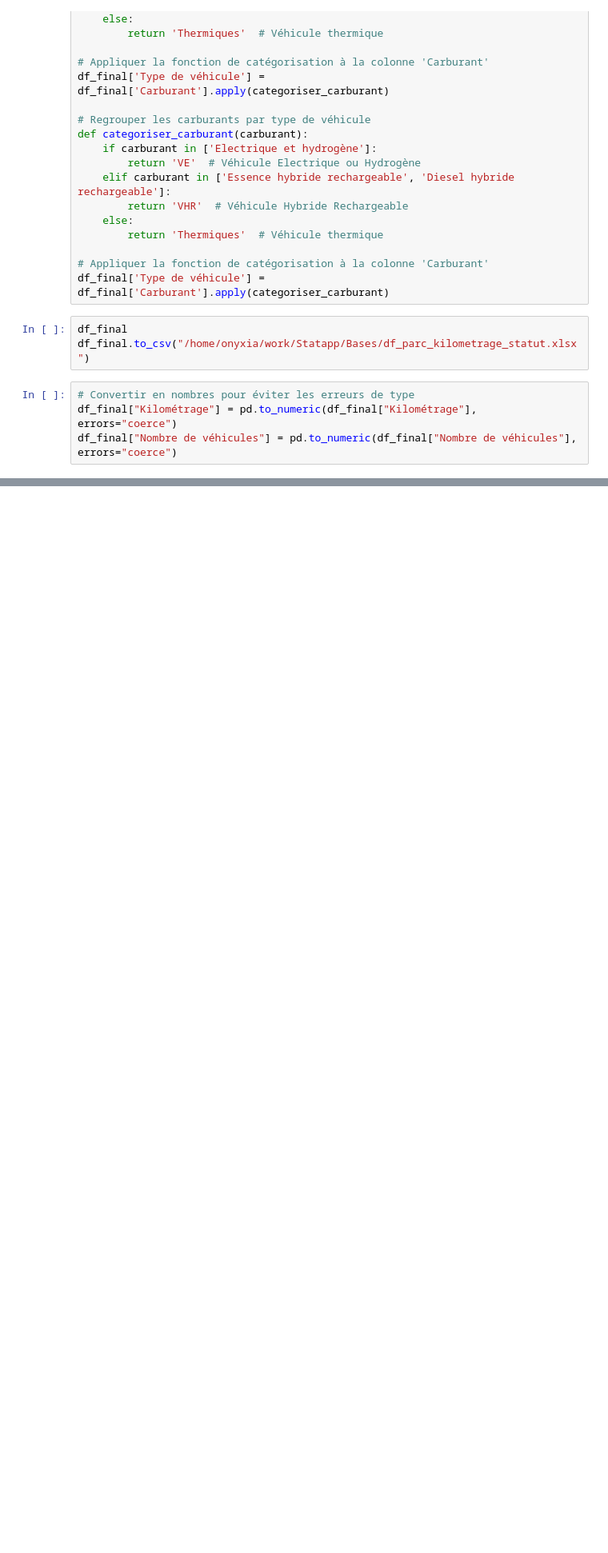
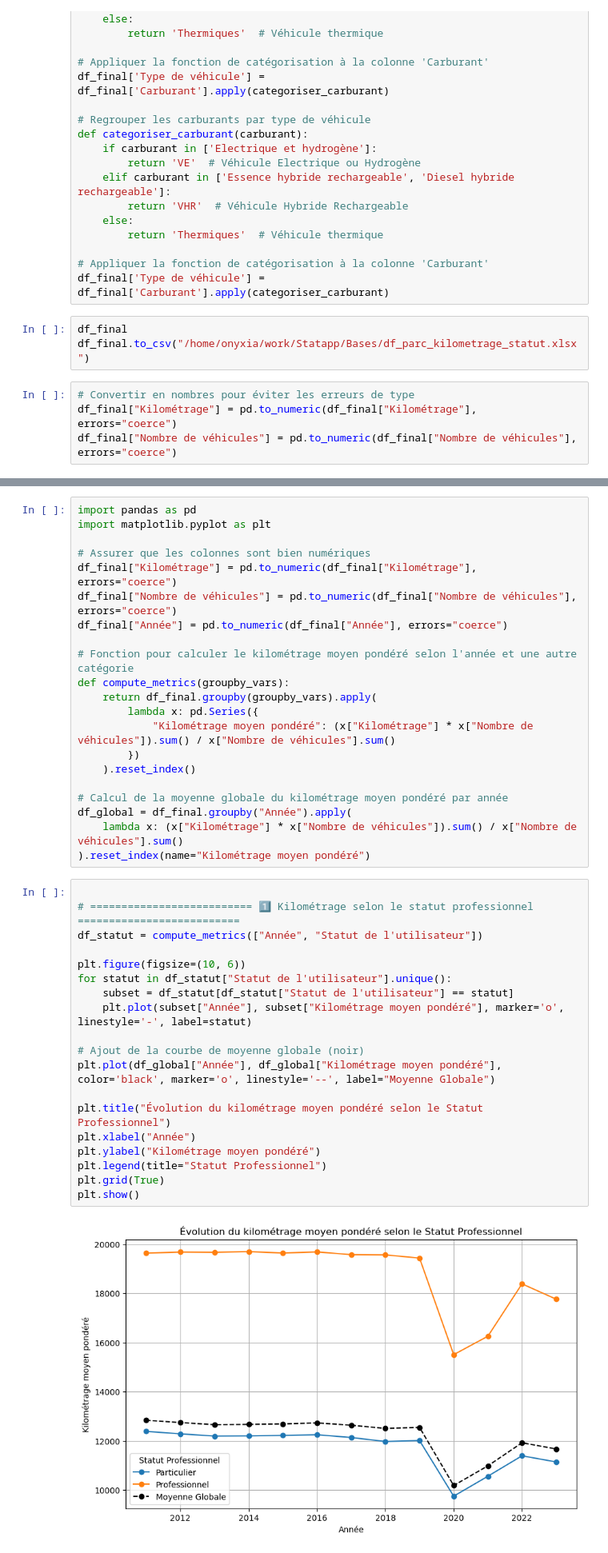
Before and after one commit to HugoMorand/Statapp, a Jupyter notebook: StatDes/plot.ipynb, the cells around one changed output, grey strips where cells are left out. Shown at 80% size. Drawn from its saved outputs; the diff is of its cells as text; blank space fills up the shorter version.

```diff
--- a/StatDes/plot.ipynb
+++ b/StatDes/plot.ipynb
@@ -519,0 +522,42 @@ plot_kilometrage(df_final)
+# %%
+import pandas as pd
+import matplotlib.pyplot as plt
+
+# Assurer que les colonnes sont bien numériques
+df_final["Kilométrage"] = pd.to_numeric(df_final["Kilométrage"], errors="coerce")
+df_final["Nombre de véhicules"] = pd.to_numeric(df_final["Nombre de véhicules"], errors="coerce")
+df_final["Année"] = pd.to_numeric(df_final["Année"], errors="coerce")
+
+# Fonction pour calculer le kilométrage moyen pondéré selon l'année et une autre catégorie
+def compute_metrics(groupby_vars):
+    return df_final.groupby(groupby_vars).apply(
+        lambda x: pd.Series({
+            "Kilométrage moyen pondéré": (x["Kilométrage"] * x["Nombre de véhicules"]).sum() / x["Nombre de véhicules"].sum()
+        })
+    ).reset_index()
+
+# Calcul de la moyenne globale du kilométrage moyen pondéré par année
+df_global = df_final.groupby("Année").apply(
+    lambda x: (x["Kilométrage"] * x["Nombre de véhicules"]).sum() / x["Nombre de véhicules"].sum()
+).reset_index(name="Kilométrage moyen pondéré")
+# %%
+
+# ========================== 1️⃣ Kilométrage selon le statut professionnel ==========================
+df_statut = compute_metrics(["Année", "Statut de l'utilisateur"])
+
+plt.figure(figsize=(10, 6))
+for statut in df_statut["Statut de l'utilisateur"].unique():
+    subset = df_statut[df_statut["Statut de l'utilisateur"] == statut]
+    plt.plot(subset["Année"], subset["Kilométrage moyen pondéré"], marker='o', linestyle='-', label=statut)
+
+# Ajout de la courbe de moyenne globale (noir)
+plt.plot(df_global["Année"], df_global["Kilométrage moyen pondéré"], color='black', marker='o', linestyle='--', label="Moyenne Globale")
+
+plt.title("Évolution du kilométrage moyen pondéré selon le Statut Professionnel")
+plt.xlabel("Année")
+plt.ylabel("Kilométrage moyen pondéré")
+plt.legend(title="Statut Professionnel")
+plt.grid(True)
+plt.show()
+# %% [output]
+[figure, added]
```
Also changed, not shown: parts of 9 cells of this notebook.
